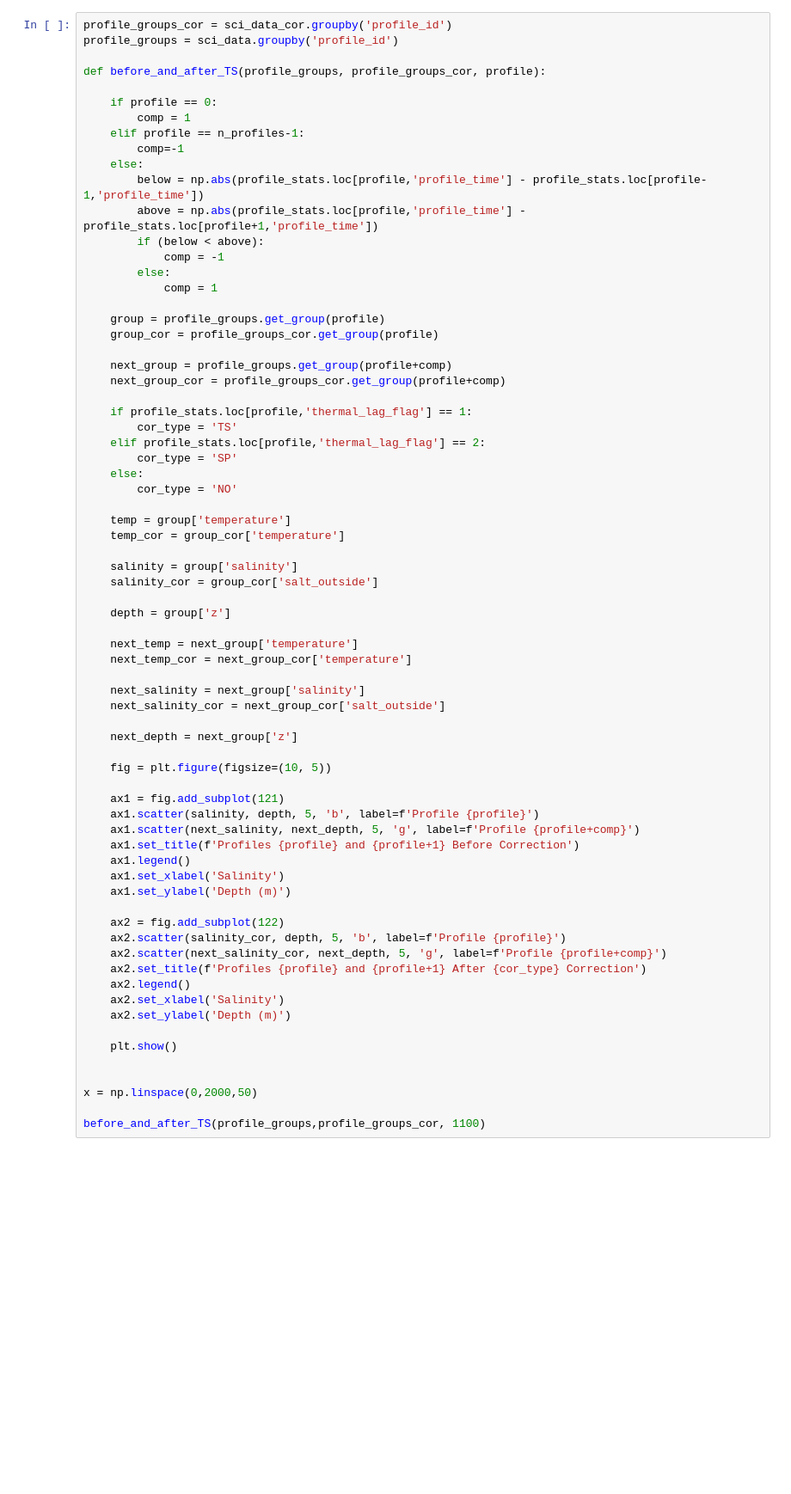
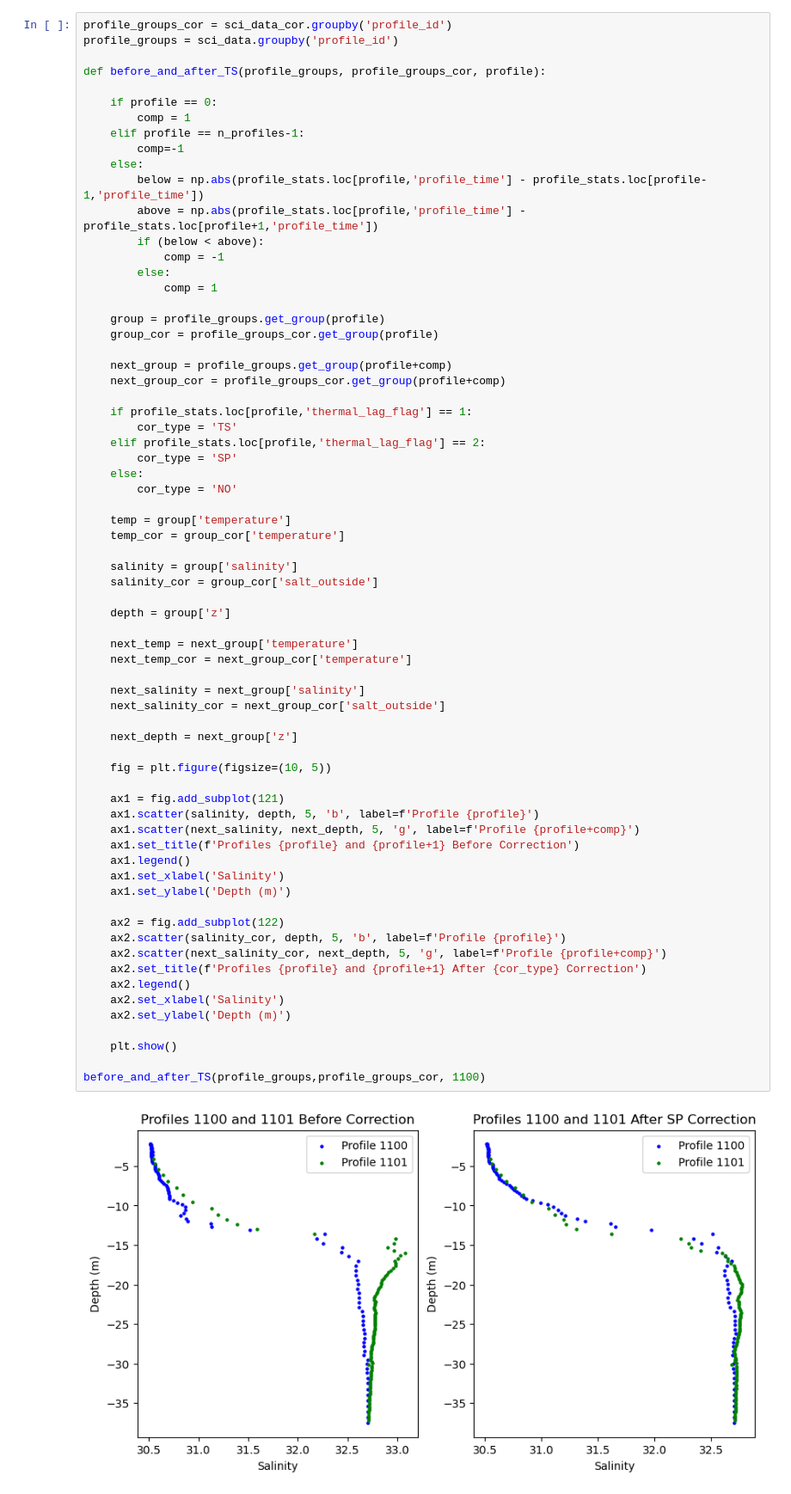
Before and after one commit to truedichotomy/CTD_thermal_lag, a Jupyter notebook: Thermal_lag_correction_python_Slater/thermal_lag_correction_notebook_dbdreader.ipynb, the cells around one changed output. Shown at 86% size. Cells and saved outputs as stored; diff of their text form; blank space fills up the shorter version.

Commit message:
Update thermal_lag_correction_notebook_dbdreader.ipynb
Minor change to plotting

```diff
--- a/Thermal_lag_correction_python_Slater/thermal_lag_correction_notebook_dbdreader.ipynb
+++ b/Thermal_lag_correction_python_Slater/thermal_lag_correction_notebook_dbdreader.ipynb
@@ -391,33 +391,32 @@ def before_and_after_TS(profile_groups, profile_groups_cor, profile):
 
     next_temp = next_group['temperature']
     next_temp_cor = next_group_cor['temperature']
 
     next_salinity = next_group['salinity']
     next_salinity_cor = next_group_cor['salt_outside']
 
     next_depth = next_group['z']
 
     fig = plt.figure(figsize=(10, 5))
 
     ax1 = fig.add_subplot(121)
     ax1.scatter(salinity, depth, 5, 'b', label=f'Profile {profile}')
     ax1.scatter(next_salinity, next_depth, 5, 'g', label=f'Profile {profile+comp}')
     ax1.set_title(f'Profiles {profile} and {profile+1} Before Correction')
     ax1.legend()
     ax1.set_xlabel('Salinity')
     ax1.set_ylabel('Depth (m)')
 
     ax2 = fig.add_subplot(122)
     ax2.scatter(salinity_cor, depth, 5, 'b', label=f'Profile {profile}')
     ax2.scatter(next_salinity_cor, next_depth, 5, 'g', label=f'Profile {profile+comp}')
     ax2.set_title(f'Profiles {profile} and {profile+1} After {cor_type} Correction')
     ax2.legend()
     ax2.set_xlabel('Salinity')
     ax2.set_ylabel('Depth (m)')
 
     plt.show()
 
-
-x = np.linspace(0,2000,50)
-
 before_and_after_TS(profile_groups,profile_groups_cor, 1100)
+# %% [output]
+[figure, added]
```
